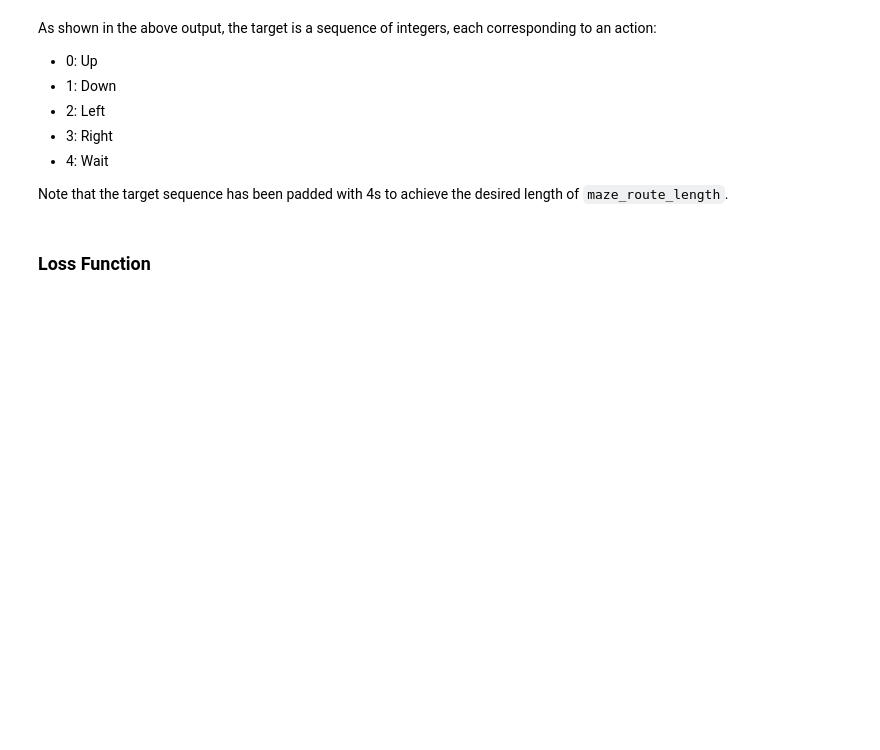
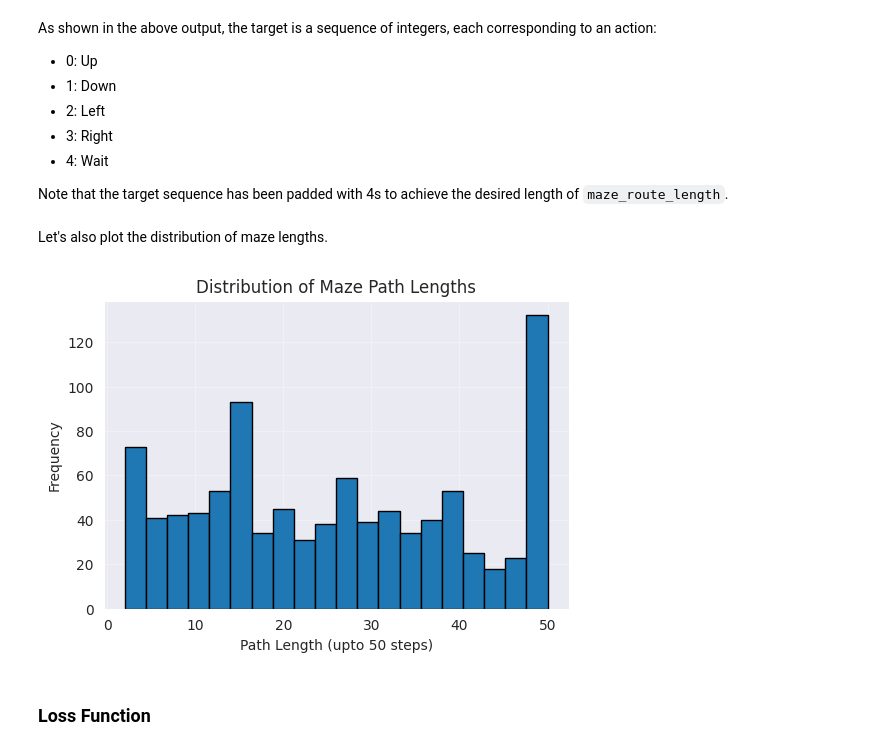
Before and after one commit to zzzzzyj096/ctm_new, a Jupyter notebook: examples/03_mazes.ipynb, the cells around one changed output. Drawn from its saved outputs; the diff is of its cells as text; code cells hidden in the pictures; blank space fills up the shorter version.

Commit message:
updated maze

```diff
--- a/examples/03_mazes.ipynb
+++ b/examples/03_mazes.ipynb
@@ -94,8 +95,8 @@ Note that the `MazeImageFolder` takes a `maze_route_length` argument. This param
 train_data = MazeImageFolder(root=f'{data_root}/train/', which_set='train', maze_route_length=50)
 test_data = MazeImageFolder(root=f'{data_root}/test/', which_set='test', maze_route_length=50)
 
-trainloader = torch.utils.data.DataLoader(train_data, batch_size=32, shuffle=True, num_workers=0, drop_last=True)
-testloader = torch.utils.data.DataLoader(test_data, batch_size=32, shuffle=True, num_workers=1, drop_last=False)
+trainloader = torch.utils.data.DataLoader(train_data, batch_size=64, shuffle=True, num_workers=0, drop_last=True)
+testloader = torch.utils.data.DataLoader(test_data, batch_size=64, shuffle=True, num_workers=1, drop_last=True)
 # %% [output]
 Solving all mazes...
 Solving all mazes...
@@ -125,6 +126,25 @@ As shown in the above output, the target is a sequence of integers, each corresp
   - 4: Wait
 
 Note that the target sequence has been padded with 4s to achieve the desired length of `maze_route_length`.
+# %% [markdown]
+Let's also plot the distribution of maze lengths.
+# %%
+all_lengths = []
+for _, targets in testloader:
+    for target in targets:
+        length = (target != 4).sum().item()
+        all_lengths.append(length)
+
+# Plot histogram
+plt.figure(figsize=(6, 4))
+plt.hist(all_lengths, bins=20, edgecolor='black')
+plt.title("Distribution of Maze Path Lengths")
+plt.xlabel("Path Length (upto 50 steps)")
+plt.ylabel("Frequency")
+plt.grid(True, alpha=0.3)
+plt.show()
+# %% [output]
+[figure, added]
 # %% [markdown]
 ### Loss Function
 # %% [markdown]
```
Also changed, not shown: parts of 14 cells of this notebook.
